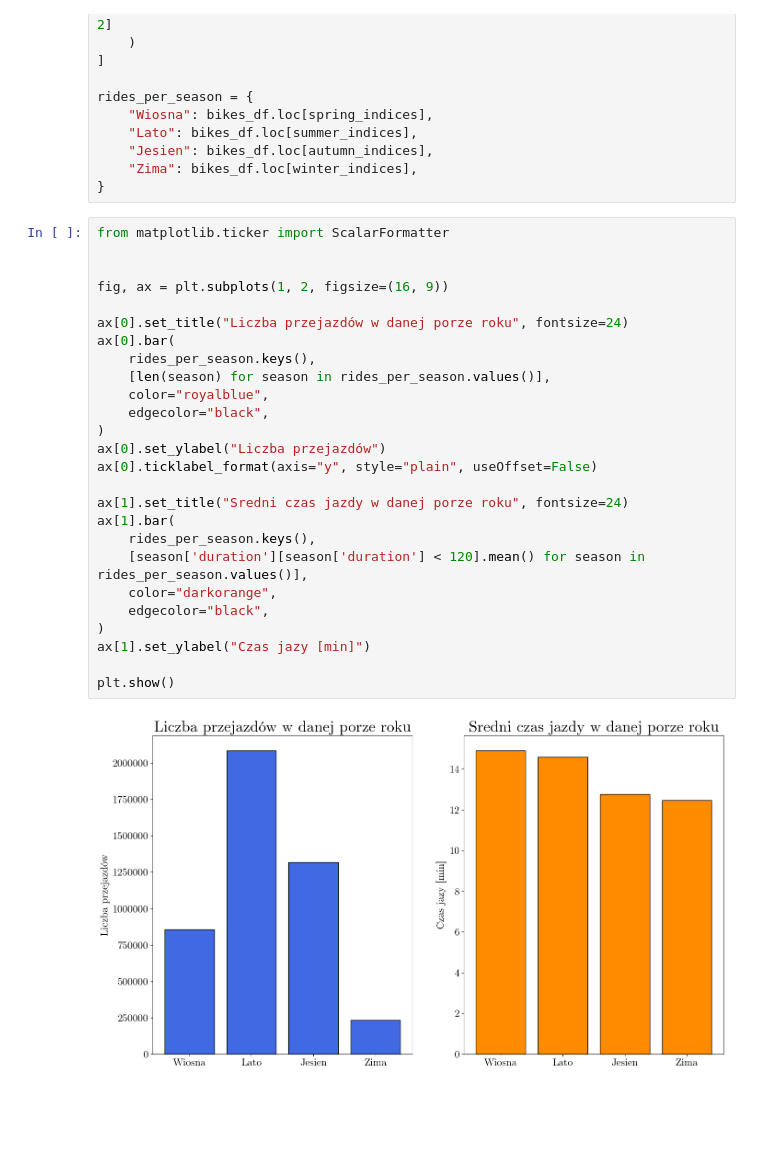
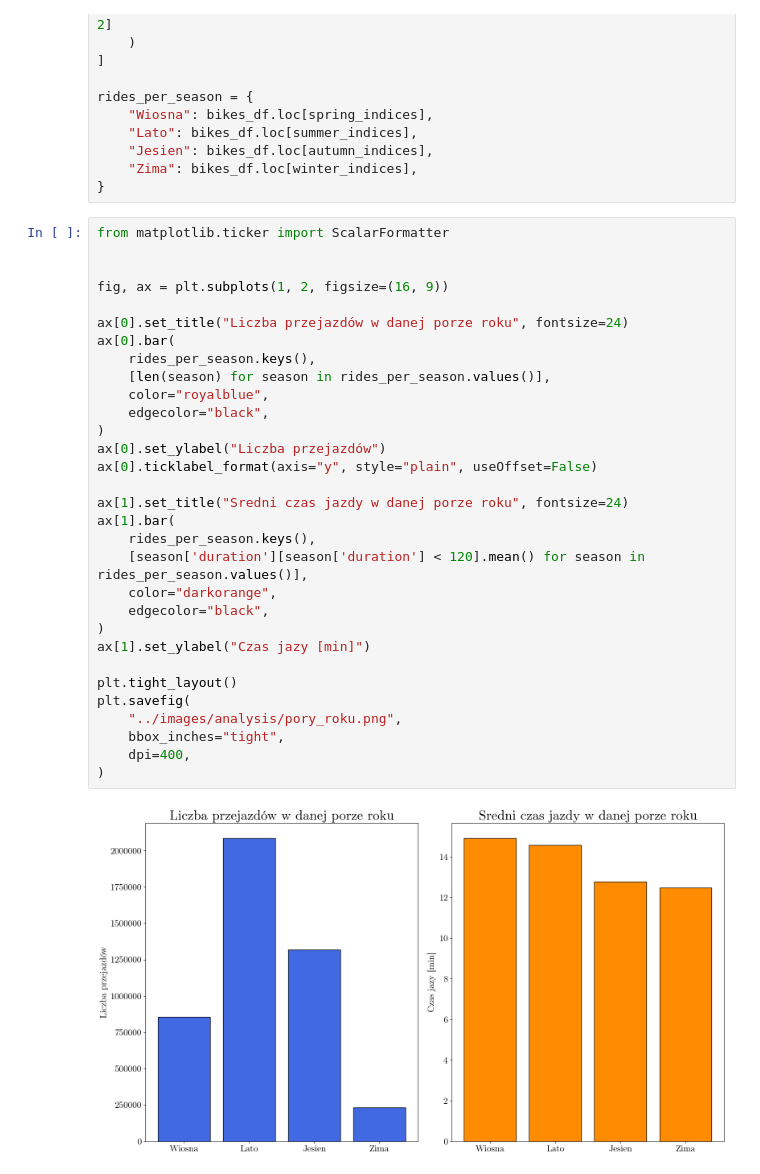
Before and after one commit to hbrt-rdzk/wroclaw-bicycles-network, a Jupyter notebook: notebooks/data_analysis.ipynb, the cells around one changed output. Drawn from its saved outputs; the diff is of its cells as text; blank space fills up the shorter version.

```diff
--- a/notebooks/data_analysis.ipynb
+++ b/notebooks/data_analysis.ipynb
@@ -262,28 +262,33 @@ rides_per_season = {
 # %%
 from matplotlib.ticker import ScalarFormatter
 
 
 fig, ax = plt.subplots(1, 2, figsize=(16, 9))
 
 ax[0].set_title("Liczba przejazdów w danej porze roku", fontsize=24)
 ax[0].bar(
     rides_per_season.keys(),
     [len(season) for season in rides_per_season.values()],
     color="royalblue",
     edgecolor="black",
 )
 ax[0].set_ylabel("Liczba przejazdów")
 ax[0].ticklabel_format(axis="y", style="plain", useOffset=False)
 
 ax[1].set_title("Sredni czas jazdy w danej porze roku", fontsize=24)
 ax[1].bar(
     rides_per_season.keys(),
     [season['duration'][season['duration'] < 120].mean() for season in rides_per_season.values()],
     color="darkorange",
     edgecolor="black",
 )
 ax[1].set_ylabel("Czas jazy [min]")
 
-plt.show()
+plt.tight_layout()
+plt.savefig(
+    "../images/analysis/pory_roku.png",
+    bbox_inches="tight",
+    dpi=400,
+)
 # %% [output]
-[figure, old version]
+[figure, new version]
```
Also changed, not shown: 1 other file.
